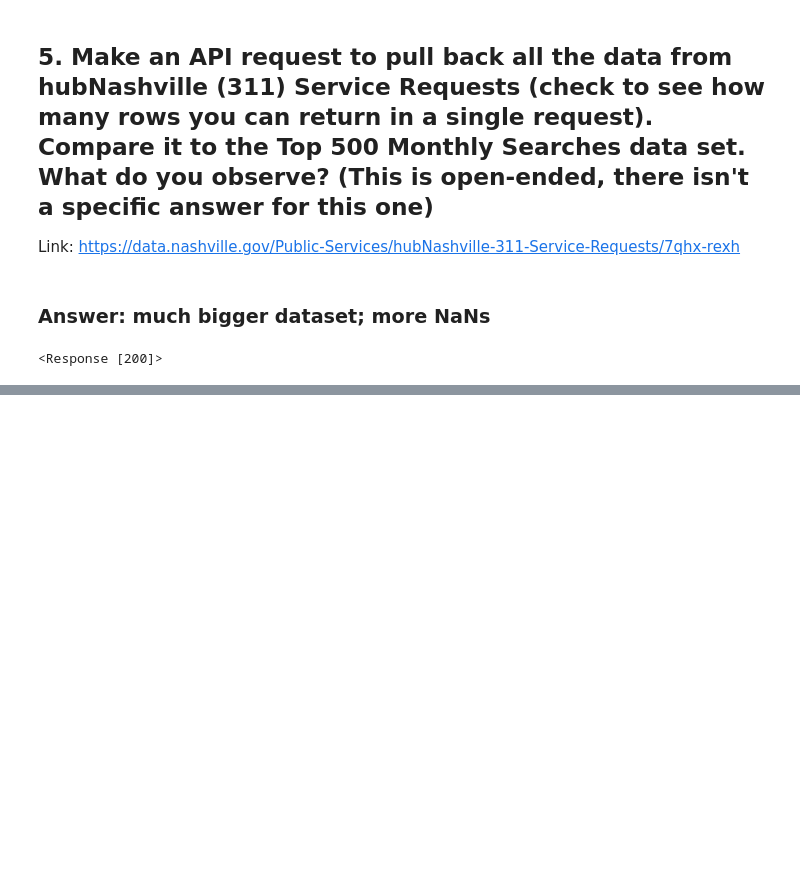
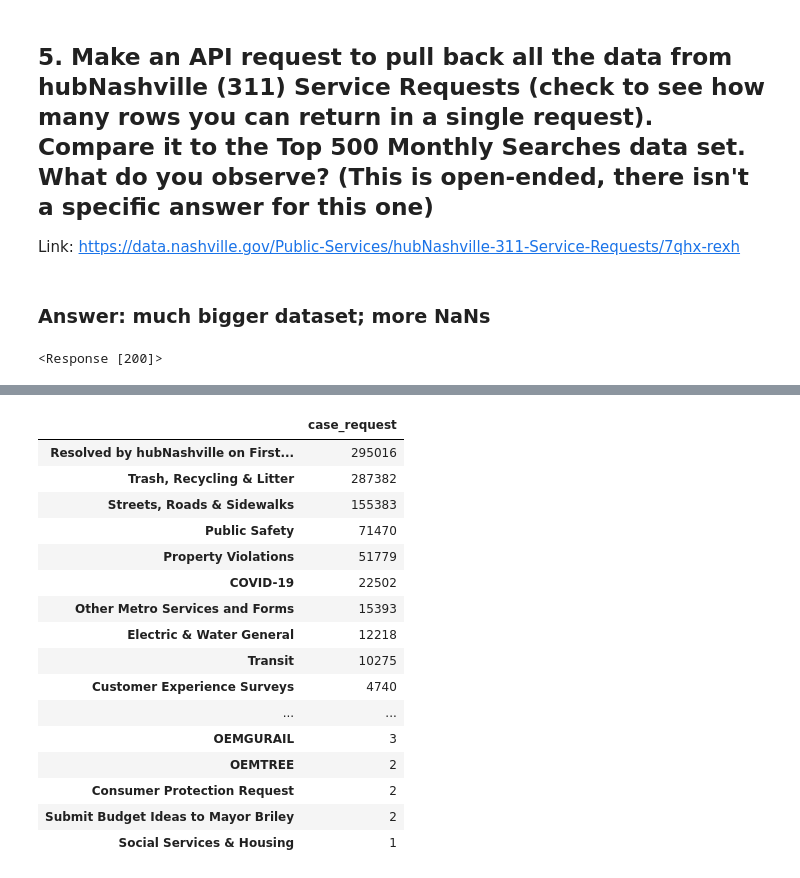
Before and after one commit to NSS-Data-Analytics-Cohort-6/socrata-api-abigailasper, a Jupyter notebook: notebooks/socrata_api.ipynb, the cells around one changed output, grey strips where cells are left out. Saved outputs shown, nothing was run; the diff lists cells and outputs as text; code cells hidden in the pictures; blank space fills up the shorter version.

```diff
--- a/notebooks/socrata_api.ipynb
+++ b/notebooks/socrata_api.ipynb
@@ -314,0 +335,21 @@ hub_df.head(10)
+# %%
+case_requests = pd.DataFrame(hub_df['case_request'].value_counts())
+case_requests
+# %% [output]
+|  | case_request |
+| Resolved by hubNashville on First... | 295016 |
+| Trash, Recycling & Litter | 287382 |
+| Streets, Roads & Sidewalks | 155383 |
+| Public Safety | 71470 |
+| Property Violations | 51779 |
+| COVID-19 | 22502 |
+| Other Metro Services and Forms | 15393 |
+| Electric & Water General | 12218 |
+| Transit | 10275 |
+| Customer Experience Surveys | 4740 |
+| ... | ... |
+| OEMGURAIL | 3 |
+| OEMTREE | 2 |
+| Consumer Protection Request | 2 |
+| Submit Budget Ideas to Mayor Briley | 2 |
+| Social Services & Housing | 1 |
```
Also changed, not shown: parts of 5 cells of this notebook.
